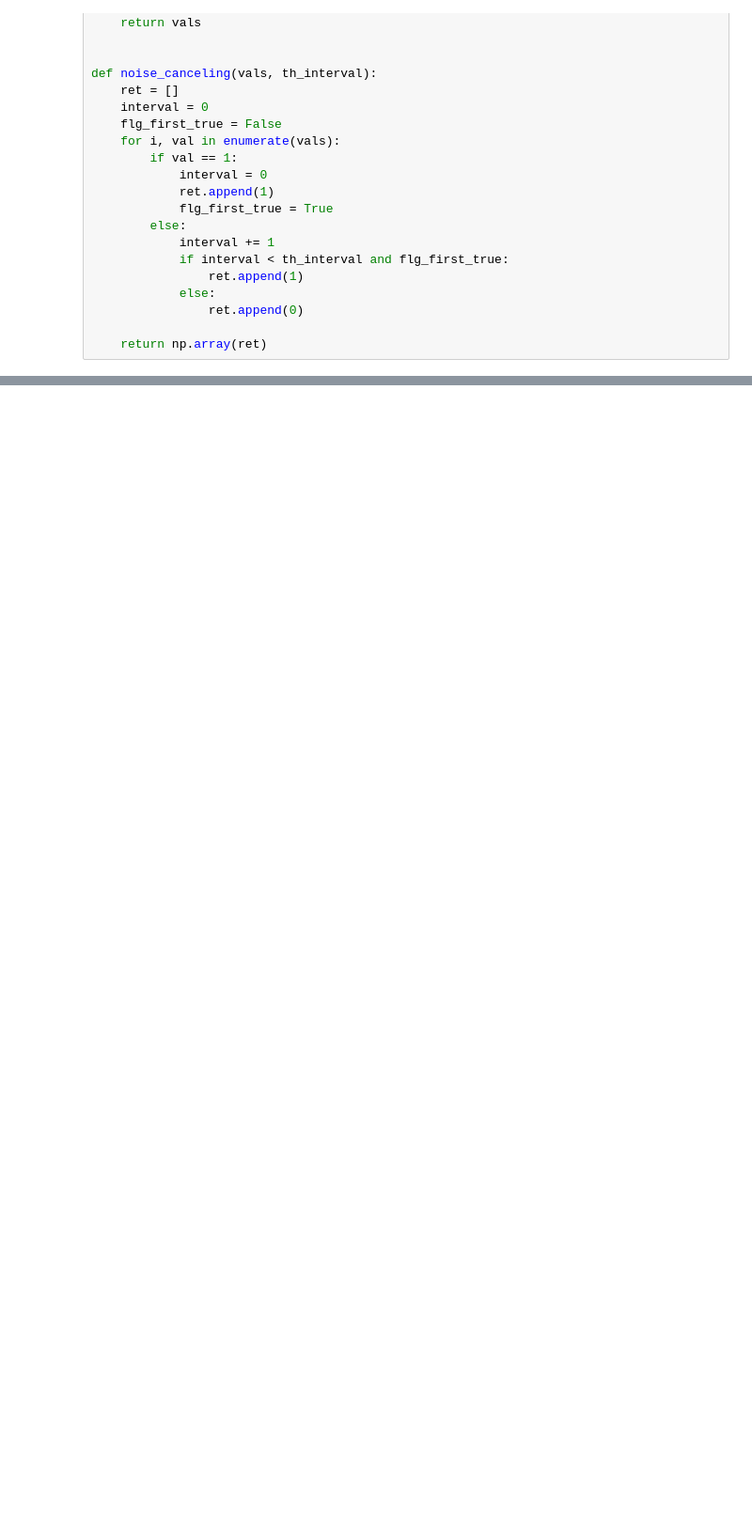
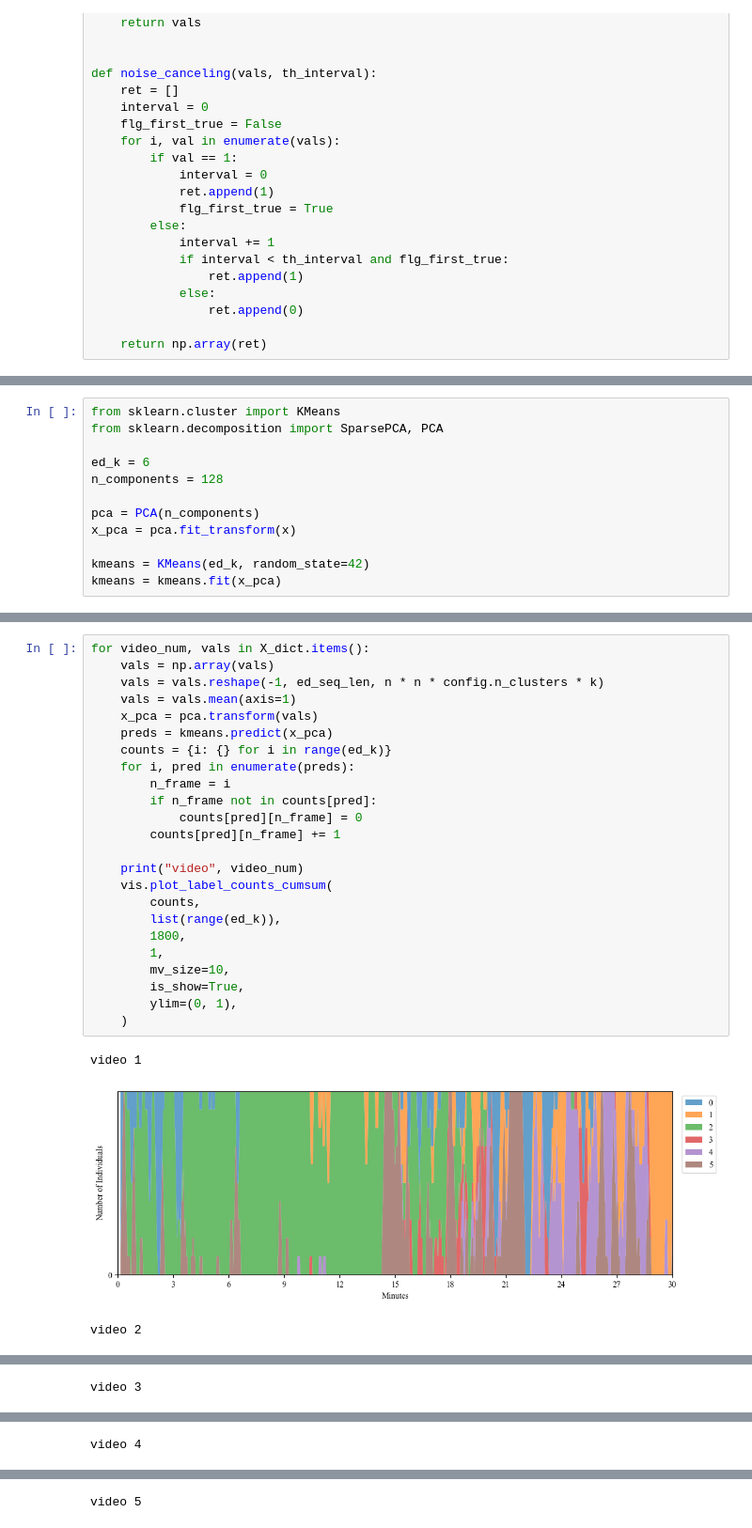
Before and after one commit to kojikojiprg/har-for-or, a Jupyter notebook: notebooks/event_detection.ipynb, the cells around one changed output, grey strips where cells are left out. Shown at 94% size. Saved outputs shown, nothing was run; the diff lists cells and outputs as text; blank space fills up the shorter version.

```diff
--- a/notebooks/event_detection.ipynb
+++ b/notebooks/event_detection.ipynb
@@ -304,0 +684,12 @@ for video_num in label_counts_all.keys():
+# %%
+from sklearn.cluster import KMeans
+from sklearn.decomposition import SparsePCA, PCA
+
+ed_k = 6
+n_components = 128
+
+pca = PCA(n_components)
+x_pca = pca.fit_transform(x)
+
+kmeans = KMeans(ed_k, random_state=42)
+kmeans = kmeans.fit(x_pca)
@@ -304,0 +706,28 @@ for video_num in label_counts_all.keys():
+# %%
+for video_num, vals in X_dict.items():
+    vals = np.array(vals)
+    vals = vals.reshape(-1, ed_seq_len, n * n * config.n_clusters * k)
+    vals = vals.mean(axis=1)
+    x_pca = pca.transform(vals)
+    preds = kmeans.predict(x_pca)
+    counts = {i: {} for i in range(ed_k)}
+    for i, pred in enumerate(preds):
+        n_frame = i
+        if n_frame not in counts[pred]:
+            counts[pred][n_frame] = 0
+        counts[pred][n_frame] += 1
+
+    print("video", video_num)
+    vis.plot_label_counts_cumsum(
+        counts,
+        list(range(ed_k)),
+        1800,
+        1,
+        mv_size=10,
+        is_show=True,
+        ylim=(0, 1),
+    )
+# %% [output]
+video 1
+[figure, added]
+video 2
@@ -304,0 +735 @@ for video_num in label_counts_all.keys():
+video 3
@@ -304,0 +737 @@ for video_num in label_counts_all.keys():
+video 4
@@ -304,0 +739 @@ for video_num in label_counts_all.keys():
+video 5
```
Also changed, not shown: parts of 22 cells of this notebook, 1 other file.
